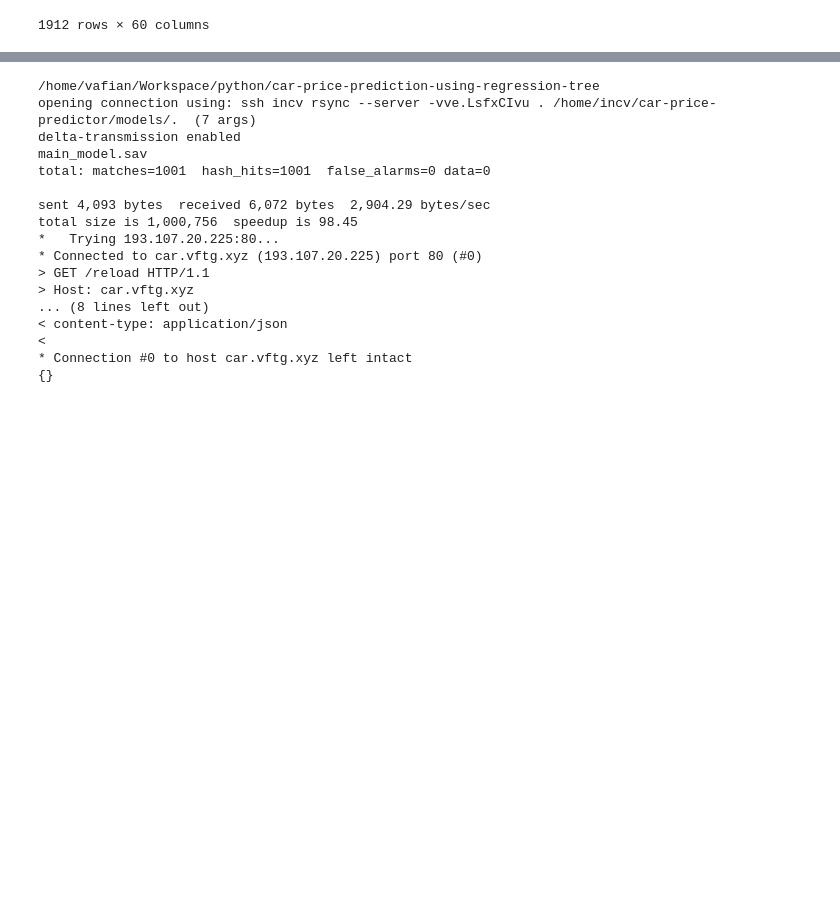
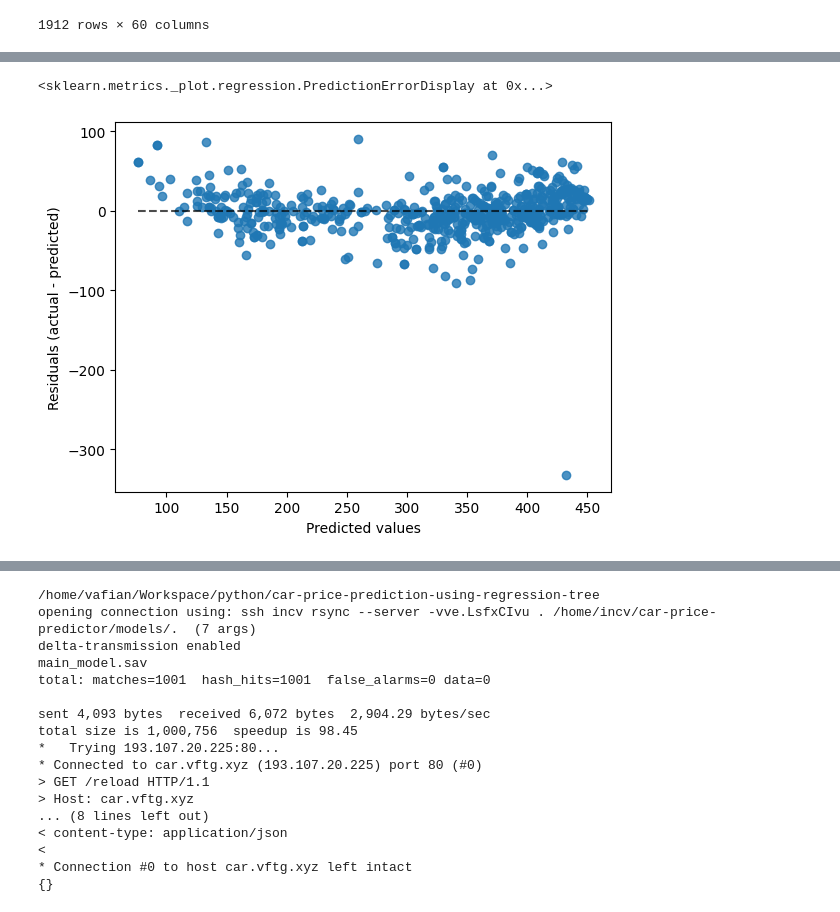
Before and after one commit to VafaTarighi/car-price-prediction-using-regression-tree, a Jupyter notebook: decision-tree-regression.ipynb, the cells around one changed output, grey strips where cells are left out. Saved outputs shown, nothing was run; the diff lists cells and outputs as text; code cells hidden in the pictures; blank space fills up the shorter version.

```diff
--- a/decision-tree-regression.ipynb
+++ b/decision-tree-regression.ipynb
@@ -82,0 +125,5 @@ mean_squared_error:  13.624453750649169
+# %%
+PredictionErrorDisplay.from_estimator(linear_reg, x_test, y_test.values.ravel(), random_state=123)
+# %% [output]
+<sklearn.metrics._plot.regression.PredictionErrorDisplay at 0x...>
+[figure, added]
```
Also changed, not shown: parts of 14 cells of this notebook, 12 other files.
